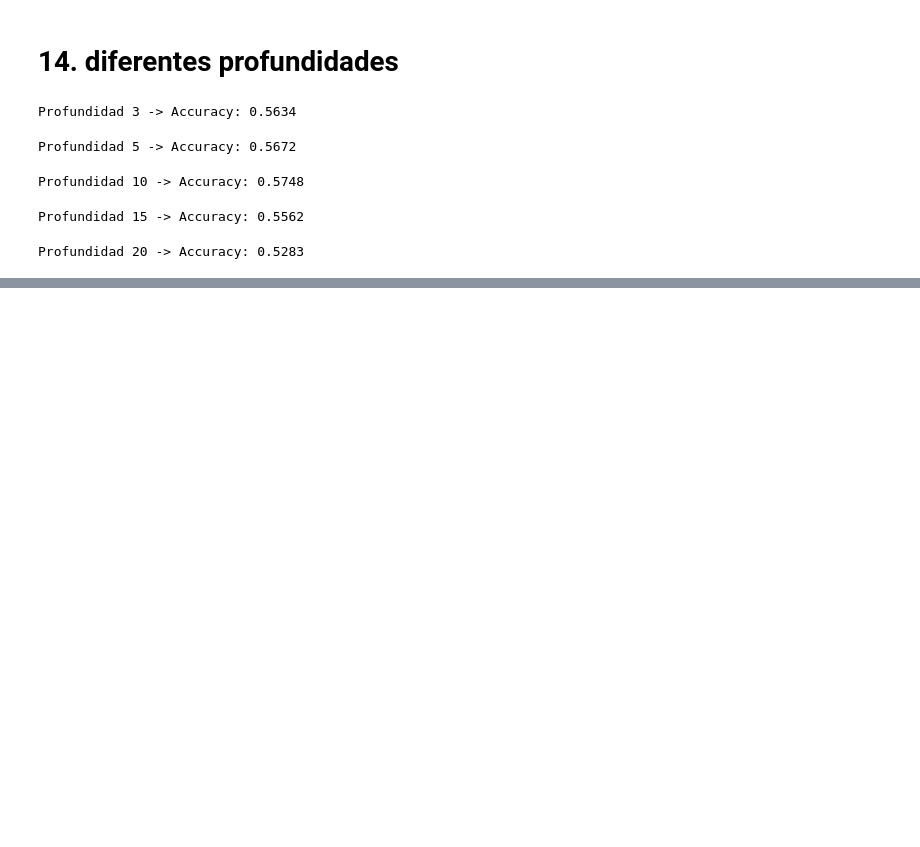
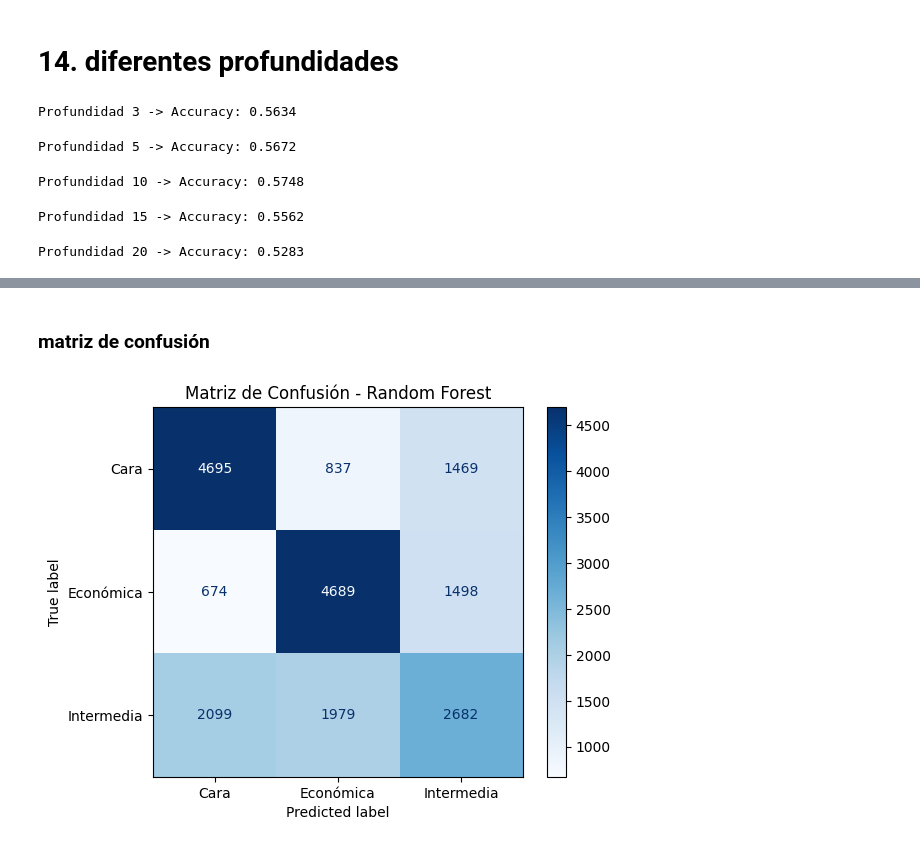
Before and after one commit to belennmm/MD_Lab4_Arboles, a Jupyter notebook: Notebooks/arboles.ipynb, the cells around one changed output, grey strips where cells are left out. Saved outputs shown, nothing was run; the diff lists cells and outputs as text; code cells hidden in the pictures; blank space fills up the shorter version.

Commit message:
se agrega cambios en el punto 14 y se agrega el random forest punto 15

```diff
--- a/Notebooks/arboles.ipynb
+++ b/Notebooks/arboles.ipynb
@@ -1292,0 +1302,21 @@ Profundidad 20 -> Accuracy: 0.5283
+# %%
+modelo_rf = Pipeline([
+    ('prep', preprocesador_clf),
+    ('rf', RandomForestClassifier(
+        n_estimators=100,
+        max_depth=15,
+        random_state=42,
+        n_jobs=-1
+    ))
+])
+
+modelo_rf.fit(X_train_clf, y_train_clf)
+
+y_pred_rf = modelo_rf.predict(X_test_clf)
+
+acc_rf = accuracy_score(y_test_clf, y_pred_rf)
+
+print("Random Forest - Accuracy:", acc_rf)
+
+print("\nReporte de clasificación:\n")
+print(classification_report(y_test_clf, y_pred_rf))
@@ -1292,0 +1337,12 @@ Profundidad 20 -> Accuracy: 0.5283
+# %% [markdown]
+### matriz de confusión
+# %%
+cm_rf = confusion_matrix(y_test_clf, y_pred_rf)
+
+disp = ConfusionMatrixDisplay(confusion_matrix=cm_rf, display_labels=modelo_rf.named_steps['rf'].classes_)
+disp.plot(cmap='Blues')
+
+plt.title("Matriz de Confusión - Random Forest")
+plt.show()
+# %% [output]
+[figure, added]
```
Also changed, not shown: parts of 4 cells of this notebook.
